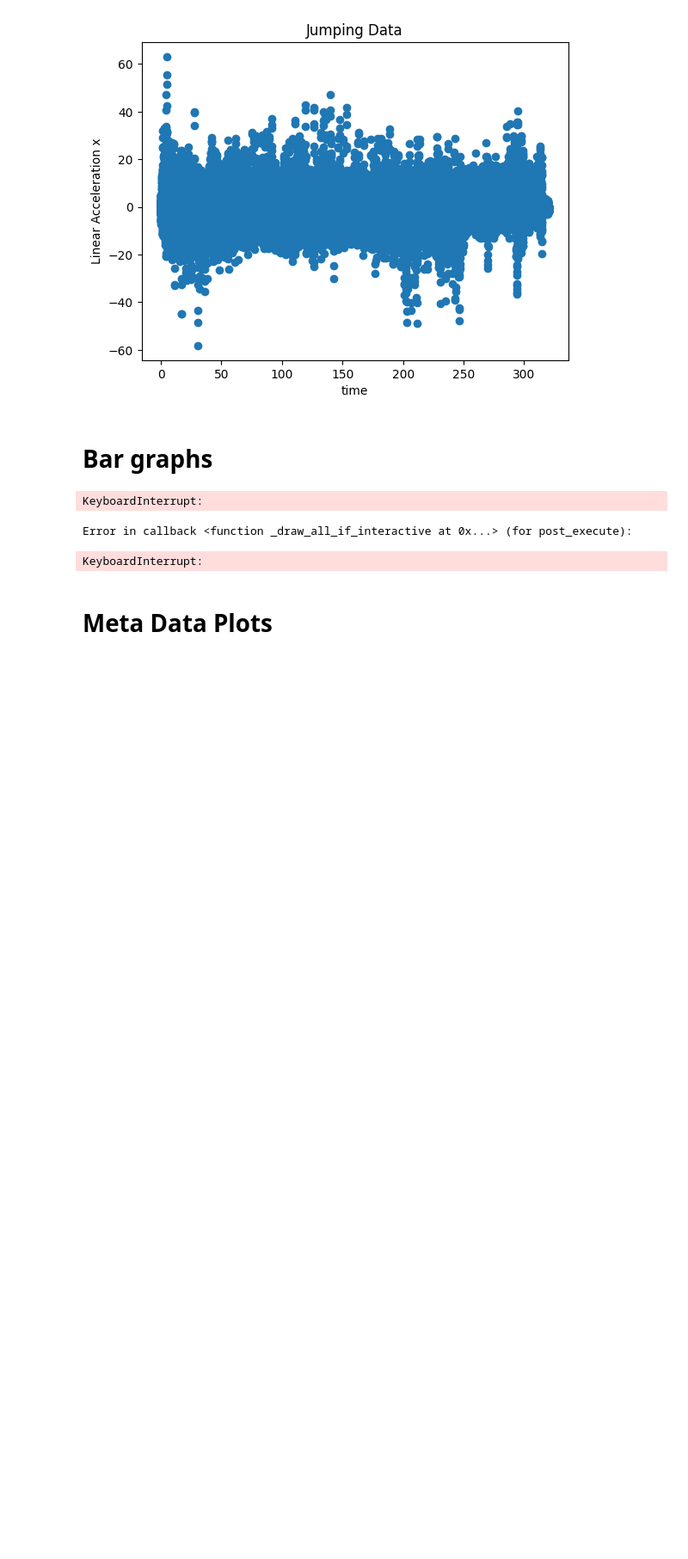
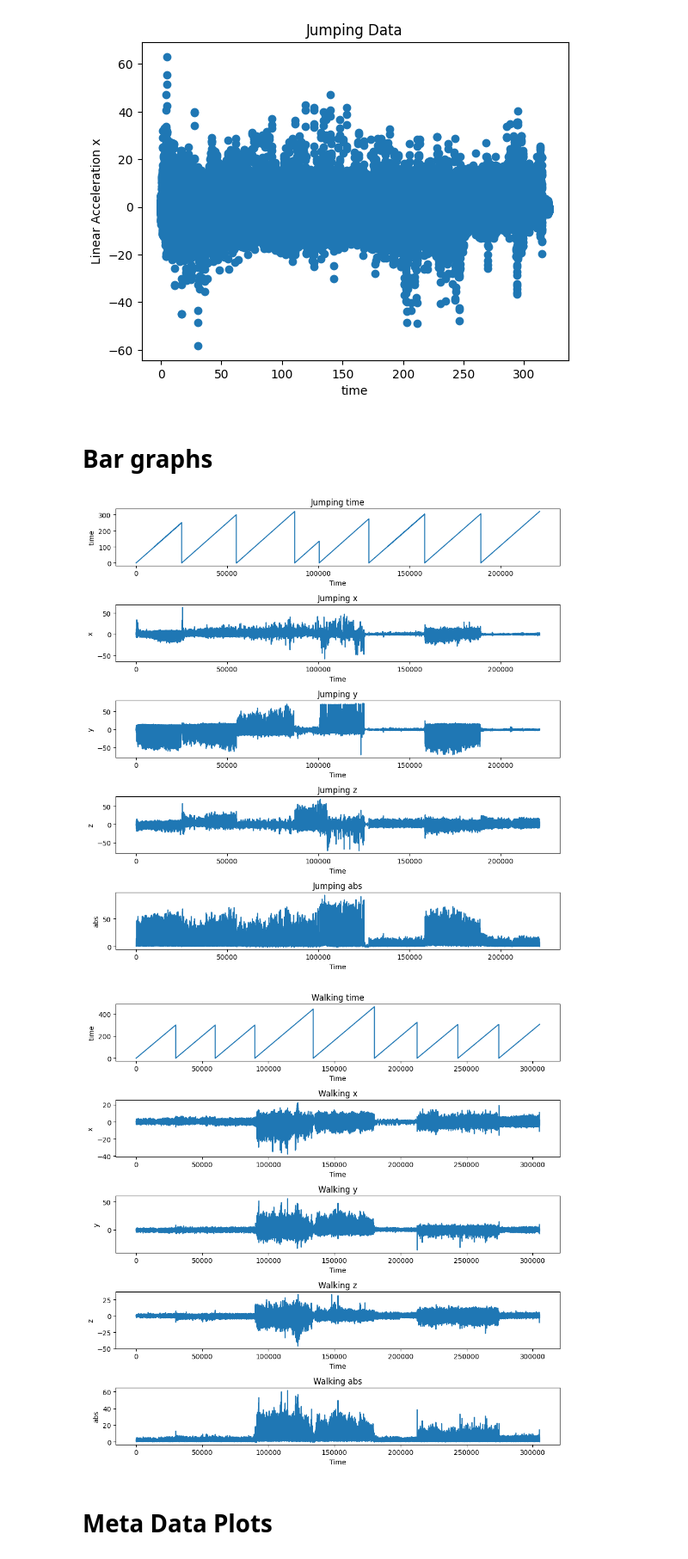
Before and after one commit to henry-chen3136/390FinalProject, a Jupyter notebook: DataVisualization.ipynb, the cells around one changed output. Shown: that part at 86% size. Cells and saved outputs as stored; diff of their text form; code cells hidden in the pictures; blank space fills up the shorter version.

```diff
--- a/DataVisualization.ipynb
+++ b/DataVisualization.ipynb
@@ -145,69 +145,60 @@ import pandas as pd
 
 
 jump = pd.read_csv('allJump.csv')
+jump = jump.iloc[:, :-2]
 walk = pd.read_csv('allWalk.csv')
+walk = walk.iloc[:, :-2]
 both = pd.read_csv('datasetOverall.csv')
+both = both.iloc[:, :-2]
 
 #renaming the columns in the dataset so it is easier to call - column names (time, x,y,z,abs) are the same for all datasets
 jump = jump.rename(columns={"Time (s)" : "time", "Linear Acceleration x (m/s^2)" : "x",
                      "Linear Acceleration y (m/s^2)" : "y", "Linear Acceleration z (m/s^2)" : "z",
                      "Absolute acceleration (m/s^2)" : "abs"})
 
 walk = walk.rename(columns={"Time (s)" : "time", "Linear Acceleration x (m/s^2)" : "x",
                      "Linear Acceleration y (m/s^2)" : "y", "Linear Acceleration z (m/s^2)" : "z",
                      "Absolute acceleration (m/s^2)" : "abs"})
 
 both = both.rename(columns={"Time (s)" : "time", "Linear Acceleration x (m/s^2)" : "x",
                      "Linear Acceleration y (m/s^2)" : "y", "Linear Acceleration z (m/s^2)" : "z",
                      "Absolute acceleration (m/s^2)" : "abs"})
 
 
-#This code creates a figure with 3 subplots arranged vertically, and creates bar graphs for the "x", "y", and "z" columns of the jump2 dataframe.
 
-fig, ax = plt.subplots(3, 1, figsize=(10, 8))
-ax[0].bar(jump['time'], jump['x'], width=0.5)
-ax[0].set_title('Jump - X vs Time')
-ax[0].set_xlabel('time')
-ax[0].set_ylabel('x')
+# Creates a figure with the number of subplots as there are columns in the csv arranged vertically
+fig, axs = plt.subplots(nrows=len(jump.columns), figsize=(10, 10))
 
-ax[1].bar(jump['time'], jump['y'], width=0.5)
-ax[1].set_title('Jump - Y vs Time')
-ax[1].set_xlabel('time')
-ax[1].set_ylabel('y')
-
-ax[2].bar(jump['time'], jump['z'], width=0.5)
-ax[2].set_title('Jump - Z vs Time')
-ax[2].set_xlabel('time')
-ax[2].set_ylabel('z')
+# Plot each column on a separate subplot
+for i, col in enumerate(jump.columns):
+    axs[i].plot(jump[col])
+    axs[i].set_title("Jumping " + col)
+    axs[i].set_xlabel('Time')
+    axs[i].set_ylabel(col)
 
 
-plt.tight_layout()
+fig.tight_layout()
 plt.show()
 
-# create bar graphs for x, y, and z columns for walk data
-# fig, ax = plt.subplots(3, 1, figsize=(10, 8))
-# ax[0].bar(walk['time'], walk['x'], width=0.5)
-# ax[0].set_title('Walk - X vs Time')
-# ax[0].set_xlabel('Time (s)')
-# ax[0].set_ylabel('X')
+#---------------------------------------------------------------------------------------
+#For walking Below
+#---------------------------------------------------------------------------------------
 
-# ax[1].bar(walk['time'], walk['y'], width=0.5)
-# ax[1].set_title('Walk - Y vs Time')
-# ax[1].set_xlabel('Time (s)')
-# ax[1].set_ylabel('Y')
+fig, axs = plt.subplots(nrows=len(walk.columns), figsize=(10, 10))
 
-# ax[2].bar(walk['time'], walk['z'], width=0.5)
-# ax[2].set_title('Walk - Z vs Time')
-# ax[2].set_xlabel('Time (s)')
-# ax[2].set_ylabel('Z')
+# Plot each acceleration on a separate subplot
+for i, col in enumerate(walk.columns):
+    axs[i].plot(walk[col])
+    axs[i].set_title("Walking " + col)
+    axs[i].set_xlabel('Time')
+    axs[i].set_ylabel(col)
 
-# # adjust layout and display the plots
-# plt.tight_layout()
-# plt.show()
+
+fig.tight_layout()
+plt.show()
 # %% [output]
-KeyboardInterrupt:
-Error in callback <function _draw_all_if_interactive at 0x...> (for post_execute):
-KeyboardInterrupt:
+[figure, added]
+[figure, added]
 # %% [markdown]
 # Meta Data Plots
 # %% [markdown]
```
Also changed, not shown: 1 other file.
